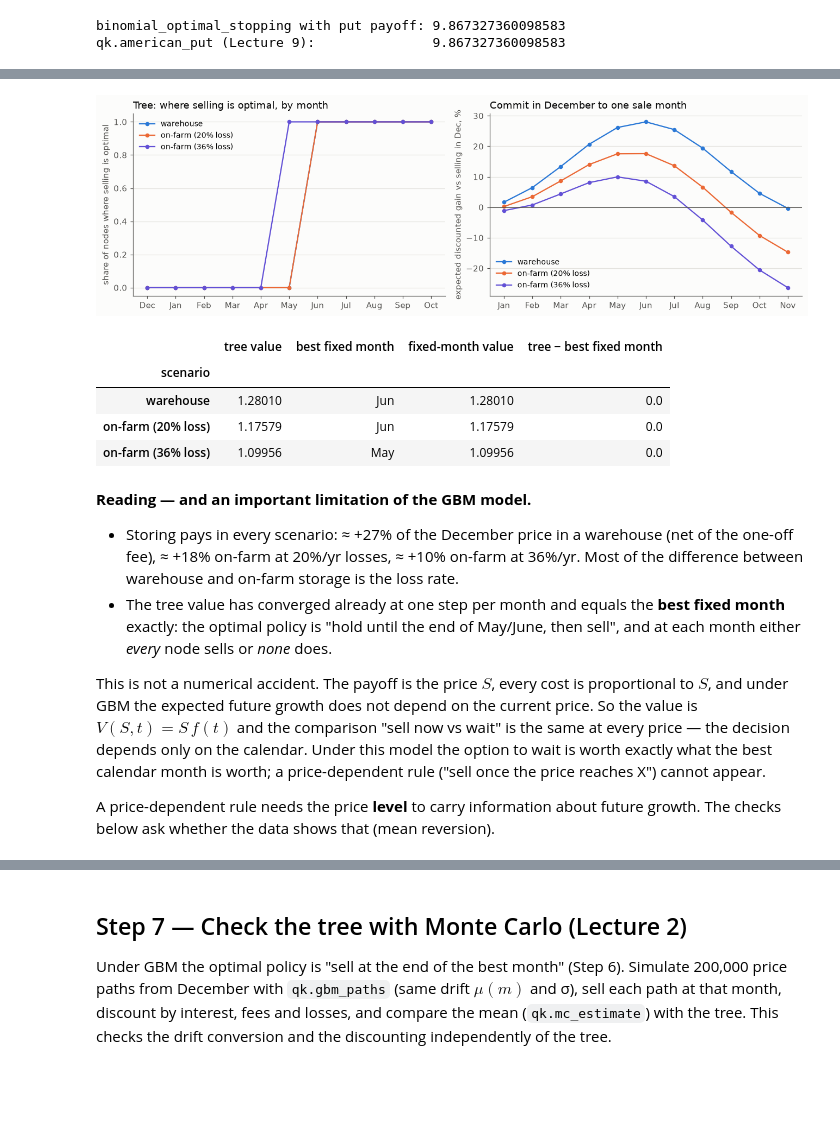
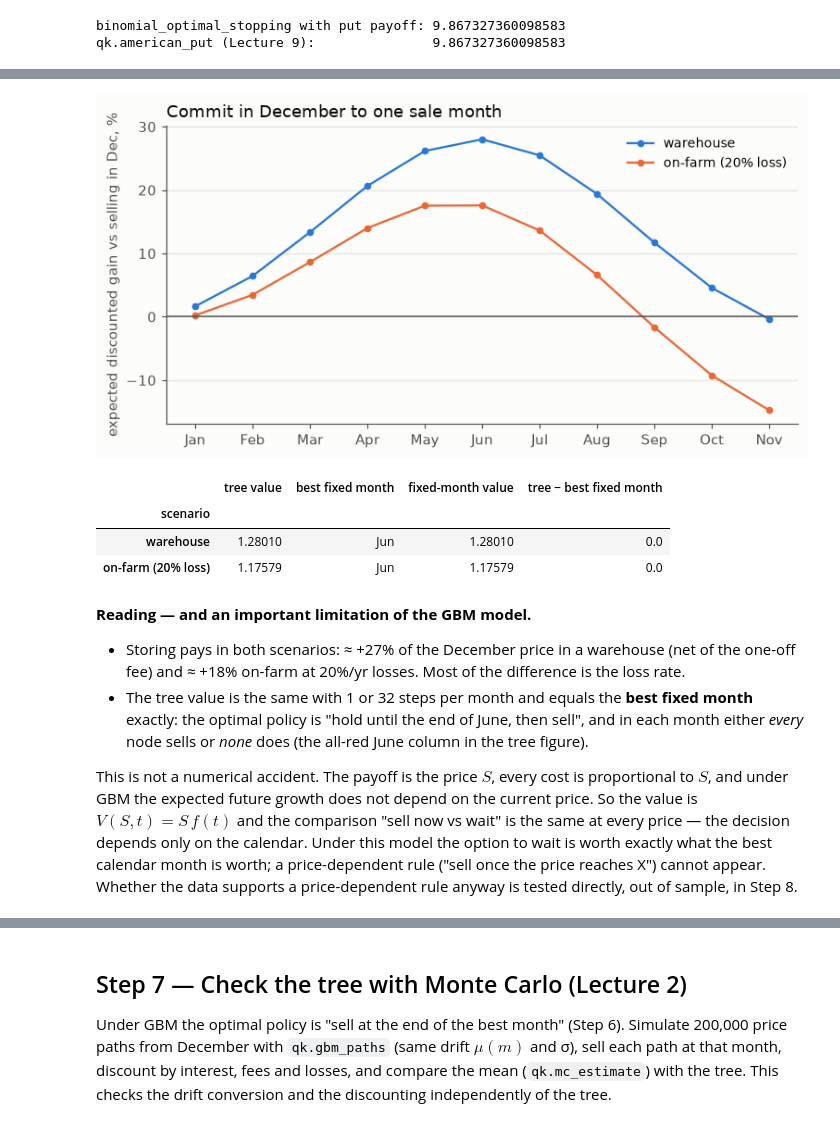
Before and after one commit to thummim-mekuria/erdos_project, a Jupyter notebook: maize_storage_option.ipynb, the cells around one changed output, grey strips where cells are left out. Cells and saved outputs as stored; diff of their text form; code cells hidden in the pictures; blank space fills up the shorter version.

```diff
--- a/maize_storage_option.ipynb
+++ b/maize_storage_option.ipynb
@@ -703,8 +648,7 @@ qk.american_put (Lecture 9):               9.867327360098583
 # %%
 R_LOAN = 0.15
 SCENARIOS = {"warehouse": dict(fee=0.03, loss=0.00, once=0.015),
-             "on-farm (20% loss)": dict(fee=0.00, loss=0.20, once=0.0),
-             "on-farm (36% loss)": dict(fee=0.00, loss=0.36, once=0.0)}
+             "on-farm (20% loss)": dict(fee=0.00, loss=0.20, once=0.0)}
 SELL_MONTHS = MONTHS[:11]                 # steps Dec->Jan, ..., Oct->Nov: sale possible at end of Jan..Nov
 H = len(SELL_MONTHS)
 
@@ -721,9 +665,7 @@ for name, c in SCENARIOS.items():
     rows.append({"scenario": name, "value per KSh of Dec price": v,
                  "gain from storing, % of Dec price": 100 * net,
                  f"gain, KSh per 90-kg bag at {S_ILLUS:.0f} KSh/kg": 90 * S_ILLUS * net})
-display(pd.DataFrame(rows).set_index("scenario").round(3))
-
-conv = pd.DataFrame({k: {n: store_value(c["fee"], c["loss"], k=k)[0] for n, c in SCENARIOS.items()}
-                     for k in (1, 2, 4, 8, 16, 32)})
-conv.round(5).rename_axis("steps per month k →")
+w1, w32 = store_value(0.03, 0.0, k=1)[0], store_value(0.03, 0.0, k=32)[0]
+print(f"convergence (warehouse): {w1:.6f} with 1 step per month, {w32:.6f} with 32")
+pd.DataFrame(rows).set_index("scenario").round(3)
 # %% [output]
@@ -744,54 +688,42 @@ committing in December to sell in one fixed month $m$:
 
 $$ \text{fixed}(m) = \exp\Big(\sum_{j \le m} \mu(j)\,\tfrac{1}{12} - (r + c)\,t_m\Big). $$
 # %%
-k = 8
-fig, axes = plt.subplots(1, 2, figsize=(12, 3.8))
+fig, ax = plt.subplots(figsize=(8, 3.8))
 summary = []
-for (name, c), col in zip(SCENARIOS.items(), [BLUE, ORANGE, VIOLET]):
-    v, ex = store_value(c["fee"], c["loss"], k=k)
-    # nodes at month-end i*k (i = 1..H-1) and the decision at December itself (i = 0)
-    share = [len(ex[i * k]) / (i * k + 1) for i in range(H)]
+for (name, c), col in zip(SCENARIOS.items(), [BLUE, ORANGE]):
+    v = store_value(c["fee"], c["loss"])[0]
     tm = np.arange(1, H + 1) / 12
     fixed = np.exp(np.cumsum(mu[SELL_MONTHS].values / 12) - (R_LOAN + c["fee"] + c["loss"]) * tm)
-    axes[0].plot(range(H), share, "o-", color=col, ms=4, label=name)
-    axes[1].plot(range(1, H + 1), 100 * (fixed - 1), "o-", color=col, ms=4, label=name)
+    ax.plot(range(1, H + 1), 100 * (fixed - 1), "o-", color=col, ms=4, label=name)
     best = int(np.argmax(fixed))
     summary.append({"scenario": name, "tree value": v, "best fixed month": SELL_MONTHS[best],
                     "fixed-month value": fixed[best], "tree − best fixed month": v - fixed[best]})
-axes[0].set_xticks(range(H), ["Dec"] + SELL_MONTHS[:H - 1])
-axes[0].set_ylabel("share of nodes where selling is optimal")
-axes[0].set_title("Tree: where selling is optimal, by month", loc="left", color=INK)
-axes[1].set_xticks(range(1, H + 1), SELL_MONTHS)
-axes[1].axhline(0, color=INK2, lw=1)
-axes[1].set_ylabel("expected discounted gain vs selling in Dec, %")
-axes[1].set_title("Commit in December to one sale month", loc="left", color=INK)
-for ax in axes:
-    ax.grid(axis="x", visible=False); ax.legend(frameon=False, fontsize=9)
-plt.tight_layout(); plt.show()
+ax.set_xticks(range(1, H + 1), SELL_MONTHS)
+ax.axhline(0, color=INK2, lw=1)
+ax.set_ylabel("expected discounted gain vs selling in Dec, %")
+ax.set_title("Commit in December to one sale month", loc="left", color=INK)
+ax.grid(axis="x", visible=False); ax.legend(frameon=False, fontsize=9)
+plt.show()
 pd.DataFrame(summary).set_index("scenario").round(5)
 # %% [output]
-[figure, old version]
+[figure, new version]
 |  | tree value | best fixed month | fixed-month value | tree − best fixed month |
 | scenario |  |  |  |  |
 | warehouse | 1.28010 | Jun | 1.28010 | 0.0 |
 | on-farm (20% loss) | 1.17579 | Jun | 1.17579 | 0.0 |
-| on-farm (36% loss) | 1.09956 | May | 1.09956 | 0.0 |
 # %% [markdown]
 **Reading — and an important limitation of the GBM model.**
 
-* Storing pays in every scenario: ≈ +27% of the December price in a warehouse (net of the
-  one-off fee), ≈ +18% on-farm at 20%/yr losses, ≈ +10% on-farm at 36%/yr. Most of the
-  difference between warehouse and on-farm storage is the loss rate.
-* The tree value has converged already at one step per month and equals the **best fixed
-  month** exactly: the optimal policy is "hold until the end of May/June, then sell", and at
-  each month either *every* node sells or *none* does.
+* Storing pays in both scenarios: ≈ +27% of the December price in a warehouse (net of the
+  one-off fee) and ≈ +18% on-farm at 20%/yr losses. Most of the difference is the loss rate.
+* The tree value is the same with 1 or 32 steps per month and equals the **best fixed month**
+  exactly: the optimal policy is "hold until the end of June, then sell", and in each month
+  either *every* node sells or *none* does (the all-red June column in the tree figure).
 
 This is not a numerical accident. The payoff is the price $S$, every cost is proportional to
 $S$, and under GBM the expected future growth does not depend on the current price. So the
 value is $V(S,t) = S\,f(t)$ and the comparison "sell now vs wait" is the same at every price —
 the decision depends only on the calendar. Under this model the option to wait is worth
 exactly what the best calendar month is worth; a price-dependent rule ("sell once the price
-reaches X") cannot appear.
-
-A price-dependent rule needs the price **level** to carry information about future growth.
-The checks below ask whether the data shows that (mean reversion).
+reaches X") cannot appear. Whether the data supports a price-dependent rule anyway is tested
+directly, out of sample, in Step 8.
```
Also changed, not shown: parts of 19 cells of this notebook, 1 other file.
